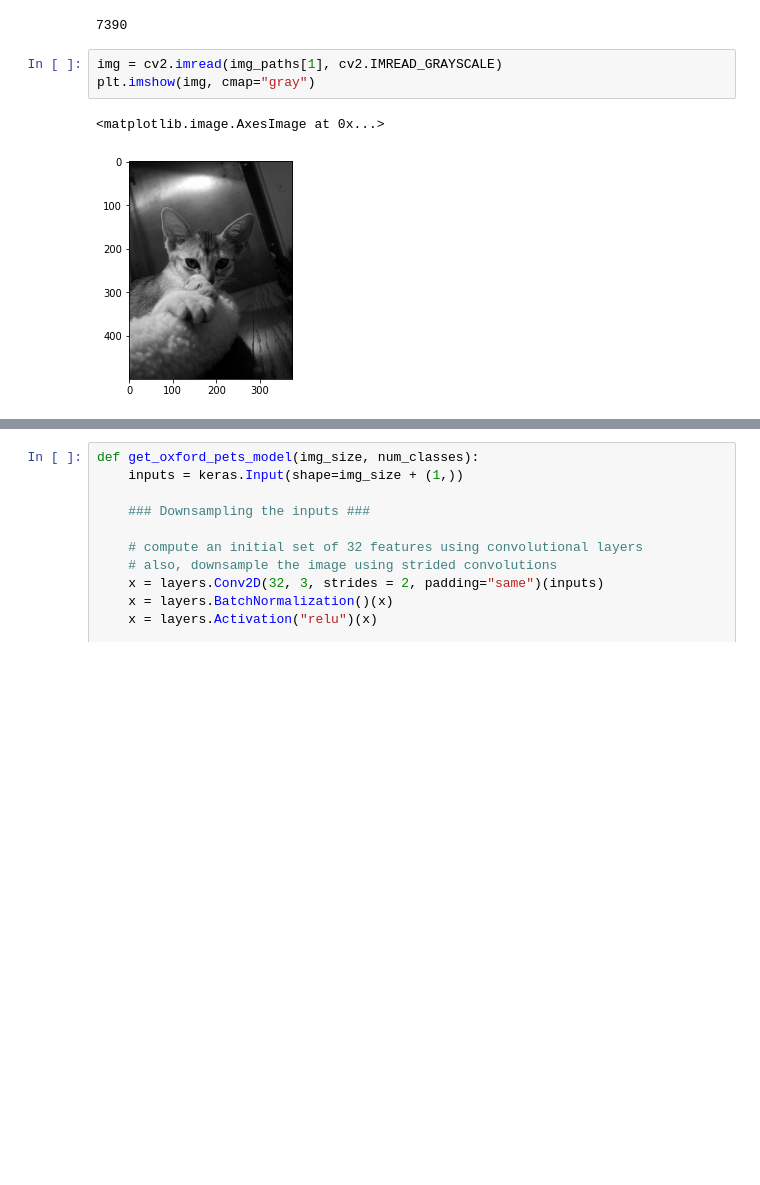
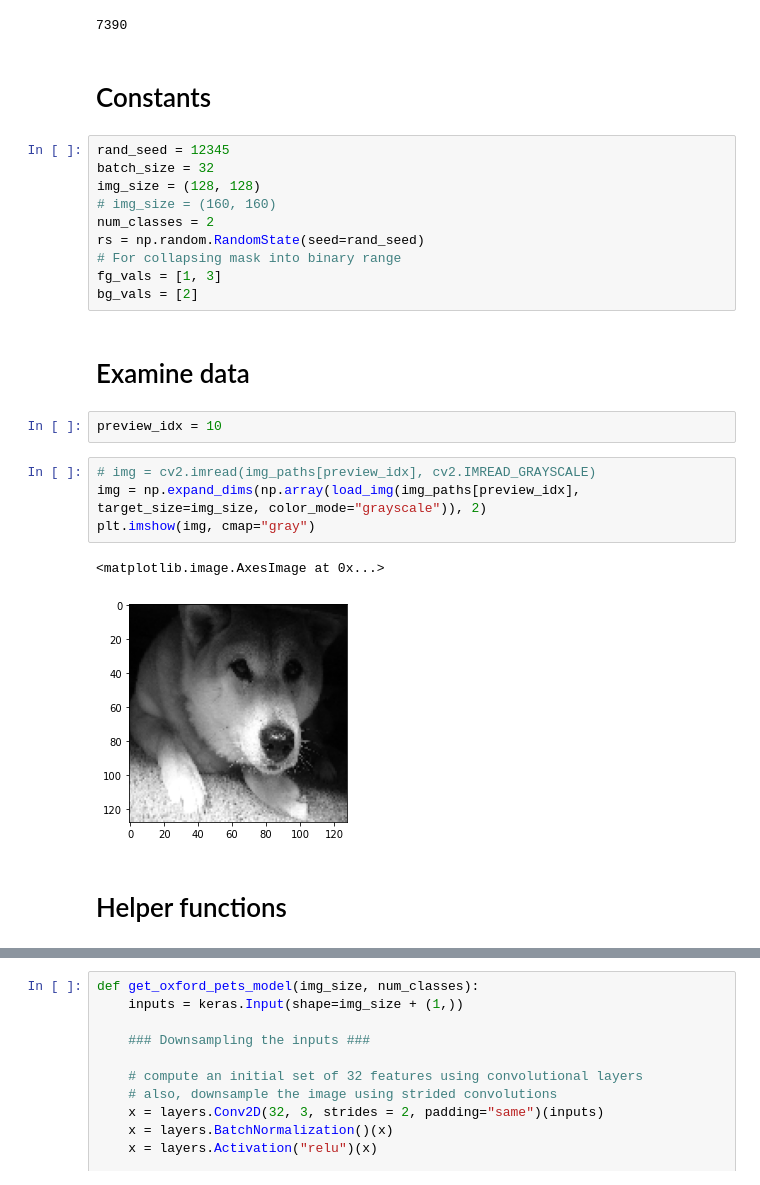
Before and after one commit to fogg-lab/tissue-model-analysis-tools, a Jupyter notebook: notebooks/oxford_pets_v1.ipynb, the cells around one changed output, grey strips where cells are left out. Drawn from its saved outputs; the diff is of its cells as text; blank space fills up the shorter version.

```diff
--- a/notebooks/oxford_pets_v1.ipynb
+++ b/notebooks/oxford_pets_v1.ipynb
@@ -25,12 +30,31 @@ assert(len(img_paths) == len(label_paths))
 print(len(img_paths))
 # %% [output]
 7390
+# %% [markdown]
+# Constants
+# %%
+rand_seed = 12345
+batch_size = 32
+img_size = (128, 128)
+# img_size = (160, 160)
+num_classes = 2
+rs = np.random.RandomState(seed=rand_seed)
+# For collapsing mask into binary range
+fg_vals = [1, 3]
+bg_vals = [2]
+# %% [markdown]
+# Examine data
+# %%
+preview_idx = 10
 # %%
-img = cv2.imread(img_paths[1], cv2.IMREAD_GRAYSCALE)
+# img = cv2.imread(img_paths[preview_idx], cv2.IMREAD_GRAYSCALE)
+img = np.expand_dims(np.array(load_img(img_paths[preview_idx], target_size=img_size, color_mode="grayscale")), 2)
 plt.imshow(img, cmap="gray")
 # %% [output]
 <matplotlib.image.AxesImage at 0x...>
-[figure, old version]
+[figure, new version]
+# %% [markdown]
+# Helper functions
 # %%
 def map2bin(lab, fg_vals, bg_vals, fg=1, bg=0):
     fg_mask = np.isin(lab, fg_vals)
```
Also changed, not shown: parts of 16 cells of this notebook, 1 other file.
